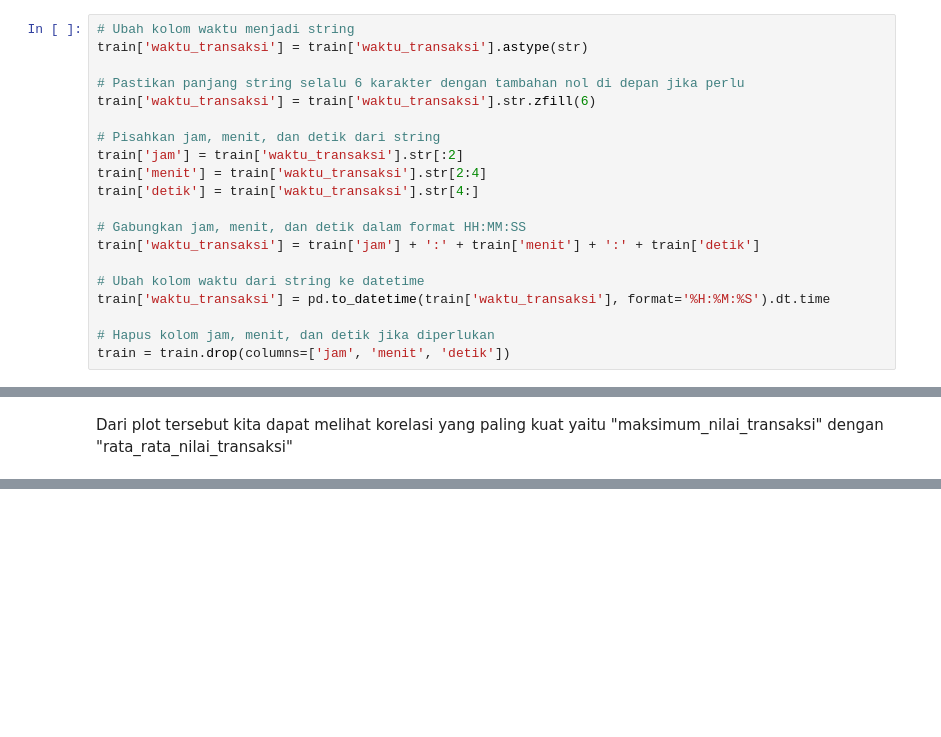
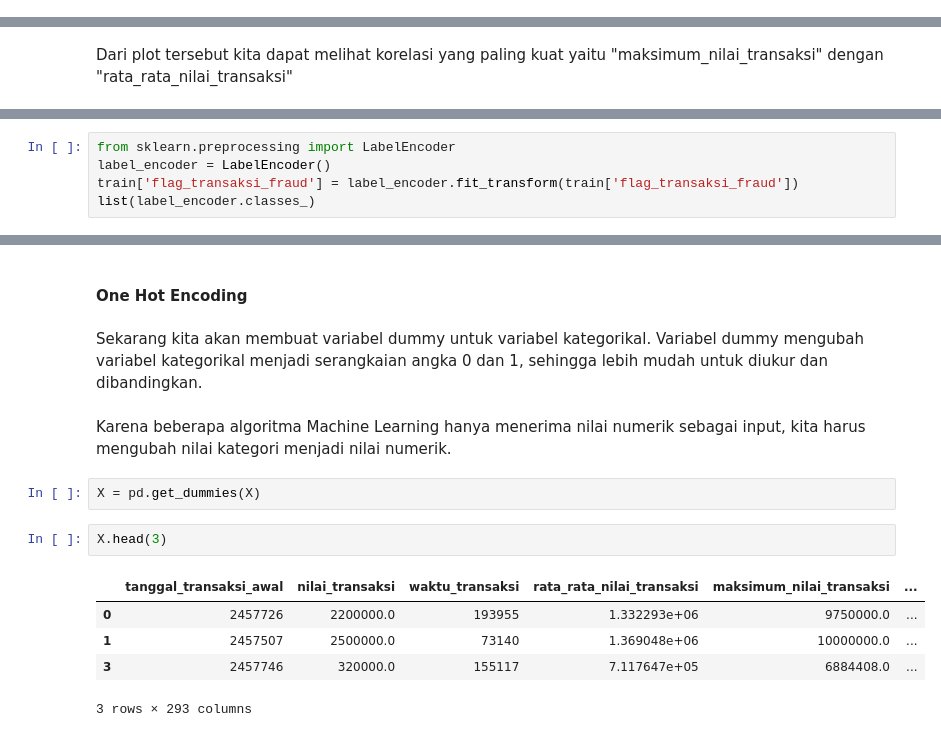
Before and after one commit to FRQNC/DatMin-Klasifikasi, a Jupyter notebook: tugas2eda.ipynb, the cells around one changed output, grey strips where cells are left out. Saved outputs shown, nothing was run; the diff lists cells and outputs as text; blank space fills up the shorter version.

```diff
--- a/tugas2eda.ipynb
+++ b/tugas2eda.ipynb
@@ -322,20 +294,0 @@ train[['waktu_transaksi']]
-# %%
-# Ubah kolom waktu menjadi string
-train['waktu_transaksi'] = train['waktu_transaksi'].astype(str)
-
-# Pastikan panjang string selalu 6 karakter dengan tambahan nol di depan jika perlu
-train['waktu_transaksi'] = train['waktu_transaksi'].str.zfill(6)
-
-# Pisahkan jam, menit, dan detik dari string
-train['jam'] = train['waktu_transaksi'].str[:2]
-train['menit'] = train['waktu_transaksi'].str[2:4]
-train['detik'] = train['waktu_transaksi'].str[4:]
-
-# Gabungkan jam, menit, dan detik dalam format HH:MM:SS
-train['waktu_transaksi'] = train['jam'] + ':' + train['menit'] + ':' + train['detik']
-
-# Ubah kolom waktu dari string ke datetime
-train['waktu_transaksi'] = pd.to_datetime(train['waktu_transaksi'], format='%H:%M:%S').dt.time
-
-# Hapus kolom jam, menit, dan detik jika diperlukan
-train = train.drop(columns=['jam', 'menit', 'detik'])
@@ -531,0 +458,5 @@ Dari plot tersebut kita dapat melihat korelasi yang paling kuat yaitu "maksimum_
+# %%
+from sklearn.preprocessing import LabelEncoder
+label_encoder = LabelEncoder()
+train['flag_transaksi_fraud'] = label_encoder.fit_transform(train['flag_transaksi_fraud'])
+list(label_encoder.classes_)
@@ -531,0 +489,16 @@ Dari plot tersebut kita dapat melihat korelasi yang paling kuat yaitu "maksimum_
+# %% [markdown]
+#### One Hot Encoding
+# %% [markdown]
+Sekarang kita akan membuat variabel dummy untuk variabel kategorikal. Variabel dummy mengubah variabel kategorikal menjadi serangkaian angka 0 dan 1, sehingga lebih mudah untuk diukur dan dibandingkan.
+# %% [markdown]
+Karena beberapa algoritma Machine Learning hanya menerima nilai numerik sebagai input, kita harus mengubah nilai kategori menjadi nilai numerik.
+# %%
+X = pd.get_dummies(X)
+# %%
+X.head(3)
+# %% [output]
+|  | tanggal_transaksi_awal | nilai_transaksi | waktu_transaksi | rata_rata_nilai_transaksi | maksimum_nilai_transaksi | ... |
+| 0 | 2457726 | 2200000.0 | 193955 | 1.332293e+06 | 9750000.0 | ... |
+| 1 | 2457507 | 2500000.0 | 73140 | 1.369048e+06 | 10000000.0 | ... |
+| 3 | 2457746 | 320000.0 | 155117 | 7.117647e+05 | 6884408.0 | ... |
+3 rows × 293 columns
```
Also changed, not shown: parts of 38 cells of this notebook.
